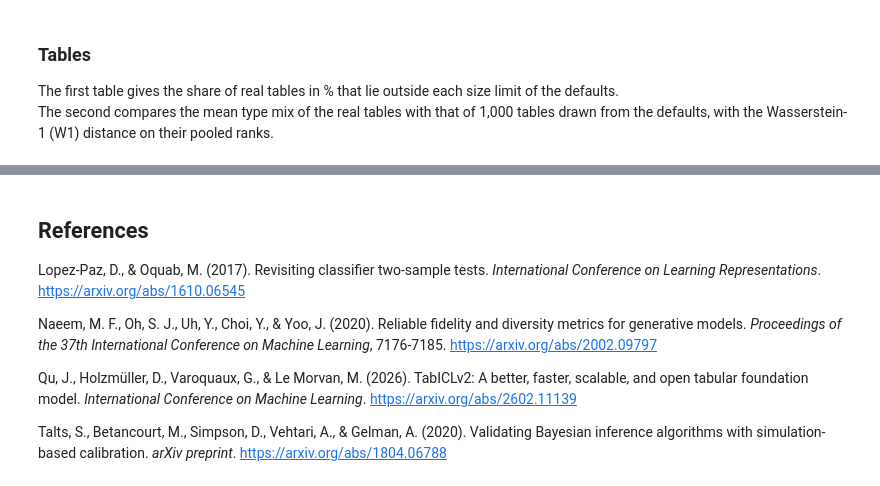
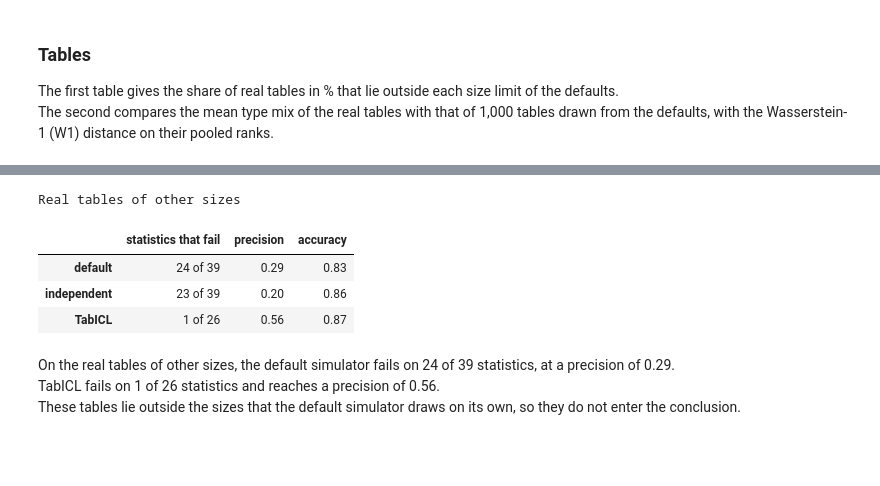
Before and after one commit to adkipnis/tabdgp, a Jupyter notebook: experiments/fidelity/flat.ipynb, the cells around one changed output, grey strips where cells are left out. Cells and saved outputs as stored; diff of their text form; code cells hidden in the pictures; blank space fills up the shorter version.

Commit message:
The notebook adds the tables of other sizes

```diff
--- a/experiments/fidelity/flat.ipynb
+++ b/experiments/fidelity/flat.ipynb
@@ -346,10 +341,25 @@ The default simulator does not yet draw tables like the real ones: it lacks disc
-# %% [markdown]
-## References
-
-Lopez-Paz, D., & Oquab, M. (2017). Revisiting classifier two-sample tests. *International Conference on Learning Representations*. https://arxiv.org/abs/1610.06545
-
-Naeem, M. F., Oh, S. J., Uh, Y., Choi, Y., & Yoo, J. (2020). Reliable fidelity and diversity metrics for generative models. *Proceedings of the 37th International Conference on Machine Learning*, 7176-7185. https://arxiv.org/abs/2002.09797
-
-Qu, J., Holzmüller, D., Varoquaux, G., & Le Morvan, M. (2026). TabICLv2: A better, faster, scalable, and open tabular foundation model. *International Conference on Machine Learning*. https://arxiv.org/abs/2602.11139
-
-Talts, S., Betancourt, M., Simpson, D., Vehtari, A., & Gelman, A. (2020). Validating Bayesian inference algorithms with simulation-based calibration. *arXiv preprint*. https://arxiv.org/abs/1804.06788
+# %%
+other = tabulateCoverage(PART, 'outside')
+scalars = report[
+    report['axis'].isna() & (report['stratum'] == 'outside') & (report['part'] == PART)
+]
+scalars = scalars.pivot_table(index='arm', columns='statistic', values='value')
+rows = {}
+for arm, simulator in SIMULATORS.items():
+    ranked = other[other['arm'] == arm]
+    rows[simulator] = {
+        'statistics that fail': f'{ranked["fails"].sum()} of {len(ranked)}',
+        'precision': f'{scalars.loc[arm, "precision"]:.2f}',
+        'accuracy': f'{scalars.loc[arm, "c2st"]:.2f}',
+    }
+showTable('Real tables of other sizes', pd.DataFrame(rows).T)
+# %% [output]
+Real tables of other sizes
+|  | statistics that fail | precision | accuracy |
+| default | 24 of 39 | 0.29 | 0.83 |
+| independent | 23 of 39 | 0.20 | 0.86 |
+| TabICL | 1 of 26 | 0.56 | 0.87 |
+# %% [markdown]
+On the real tables of other sizes, the default simulator fails on 24 of 39 statistics, at a precision of 0.29.<br>
+TabICL fails on 1 of 26 statistics and reaches a precision of 0.56.<br>
+These tables lie outside the sizes that the default simulator draws on its own, so they do not enter the conclusion.
```
Also changed, not shown: parts of 7 cells of this notebook, 1 other file.
